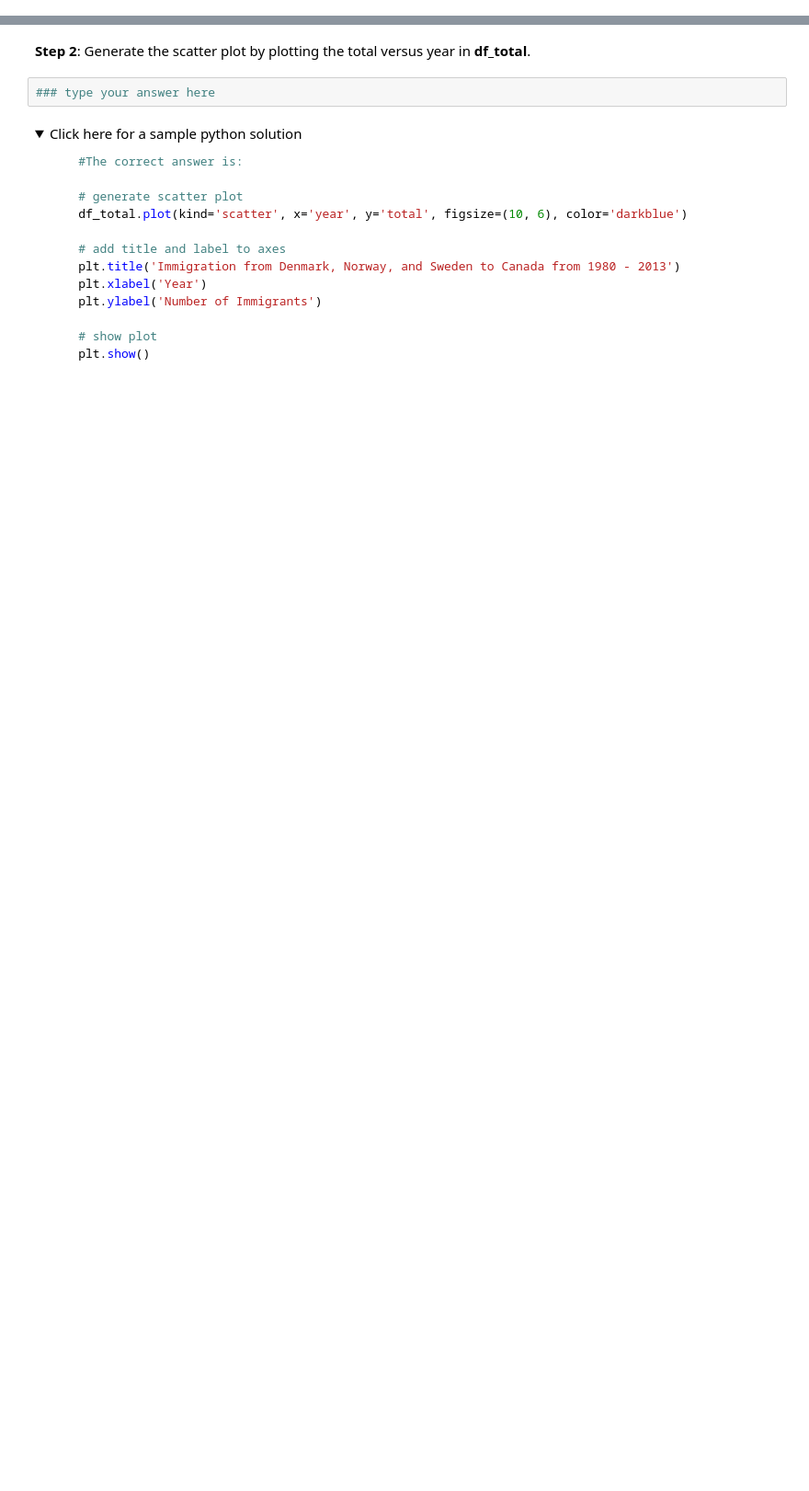
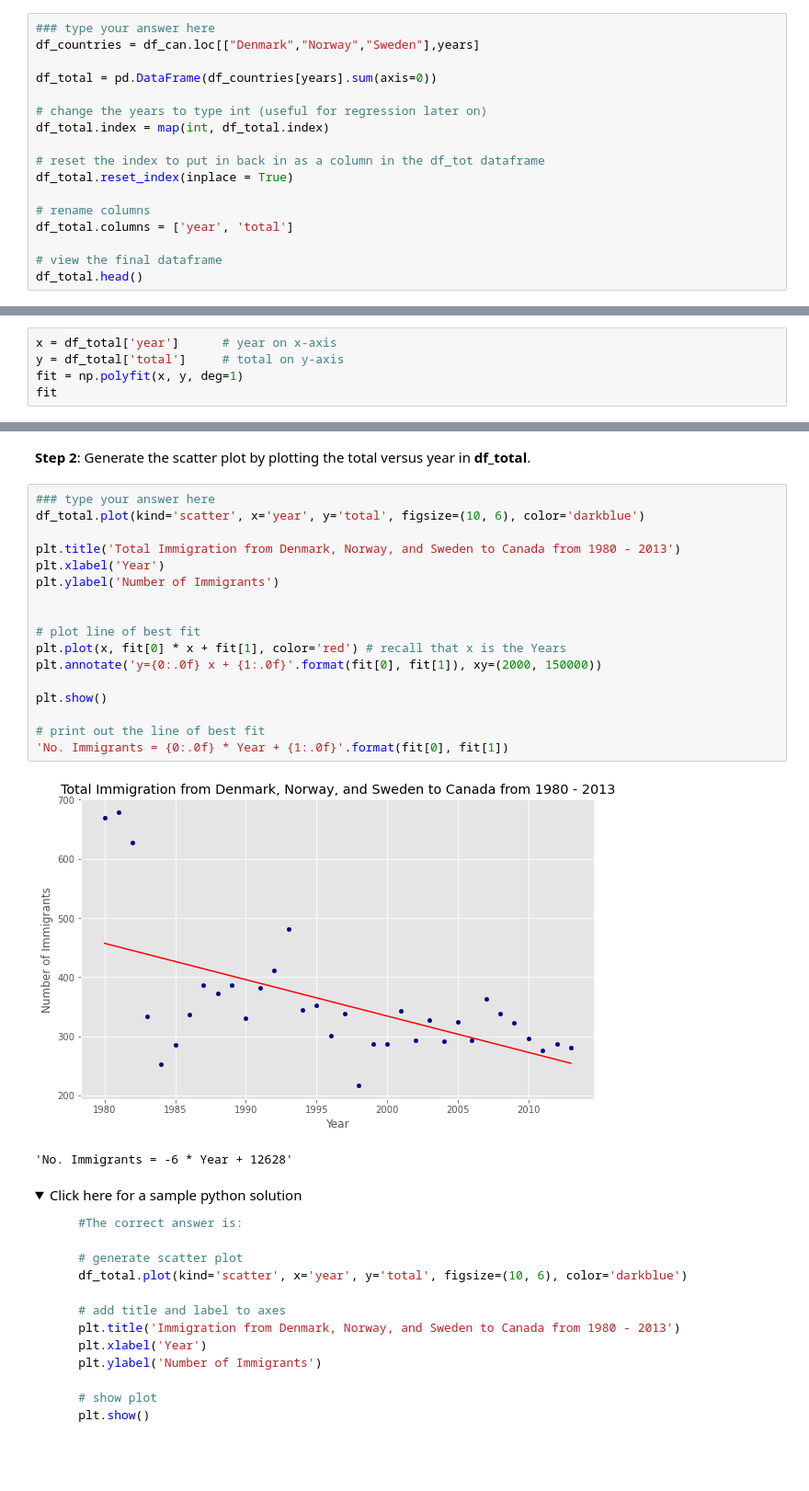
Before and after one commit to honzapetr/IBM-Data-Science-Professional-Certificate, a Jupyter notebook: Data Visualization with Python/DV0101EN-Exercise-Pie-Charts-Box-Plots-Scatter-Plots-and-Bubble-Plots.ipynb, the cells around one changed output, grey strips where cells are left out. Shown at 92% size. Saved outputs shown, nothing was run; the diff lists cells and outputs as text; folded sections open; blank space fills up the shorter version.

Commit message:
COMPLETENG SCATTERPLOT

```diff
--- a/Data Visualization with Python/DV0101EN-Exercise-Pie-Charts-Box-Plots-Scatter-Plots-and-Bubble-Plots.ipynb
+++ b/Data Visualization with Python/DV0101EN-Exercise-Pie-Charts-Box-Plots-Scatter-Plots-and-Bubble-Plots.ipynb
@@ -788,0 +787,17 @@ As a side note, we can observe that immigration took a dip around 1993 - 1997. F
+# %%
+### type your answer here
+df_countries = df_can.loc[["Denmark","Norway","Sweden"],years]
+
+df_total = pd.DataFrame(df_countries[years].sum(axis=0))
+
+# change the years to type int (useful for regression later on)
+df_total.index = map(int, df_total.index)
+
+# reset the index to put in back in as a column in the df_tot dataframe
+df_total.reset_index(inplace = True)
+
+# rename columns
+df_total.columns = ['year', 'total']
+
+# view the final dataframe
+df_total.head()
@@ -788,0 +811,5 @@ As a side note, we can observe that immigration took a dip around 1993 - 1997. F
+# %%
+x = df_total['year']      # year on x-axis
+y = df_total['total']     # total on y-axis
+fit = np.polyfit(x, y, deg=1)
+fit
@@ -816,8 +845,26 @@ As a side note, we can observe that immigration took a dip around 1993 - 1997. F
 </details>
 # %% [markdown]
 **Step 2**: Generate the scatter plot by plotting the total versus year in **df_total**.
-# %%
-### type your answer here
+# %%
+### type your answer here
+df_total.plot(kind='scatter', x='year', y='total', figsize=(10, 6), color='darkblue')
+
+plt.title('Total Immigration from Denmark, Norway, and Sweden to Canada from 1980 - 2013')
+plt.xlabel('Year')
+plt.ylabel('Number of Immigrants')
+
+
+# plot line of best fit
+plt.plot(x, fit[0] * x + fit[1], color='red') # recall that x is the Years
+plt.annotate('y={0:.0f} x + {1:.0f}'.format(fit[0], fit[1]), xy=(2000, 150000))
+
+plt.show()
+
+# print out the line of best fit
+'No. Immigrants = {0:.0f} * Year + {1:.0f}'.format(fit[0], fit[1])
+# %% [output]
+[figure, added]
+'No. Immigrants = -6 * Year + 12628'
 # %% [markdown]
 <details><summary>Click here for a sample python solution</summary>
 
```
Also changed, not shown: parts of 3 cells of this notebook.
